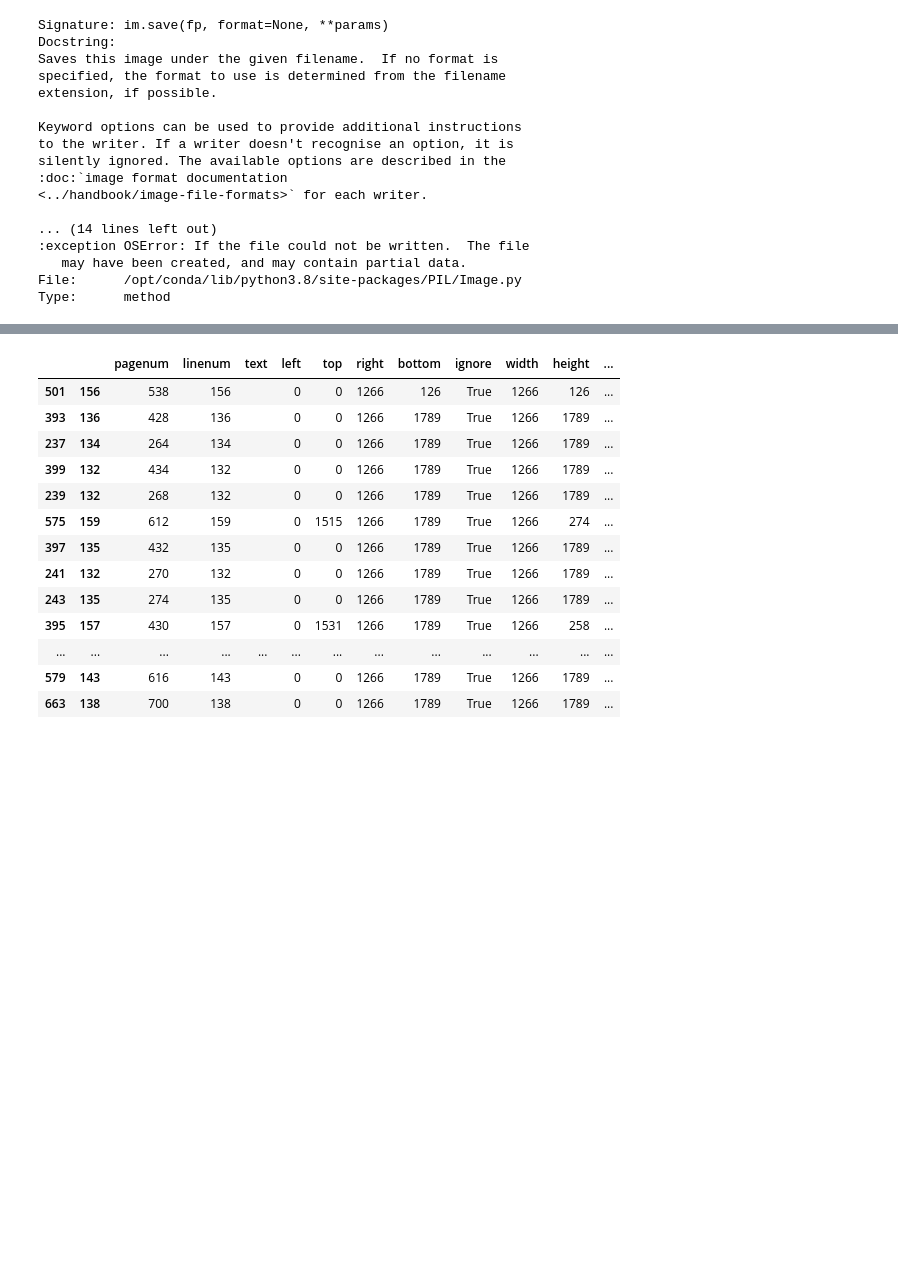
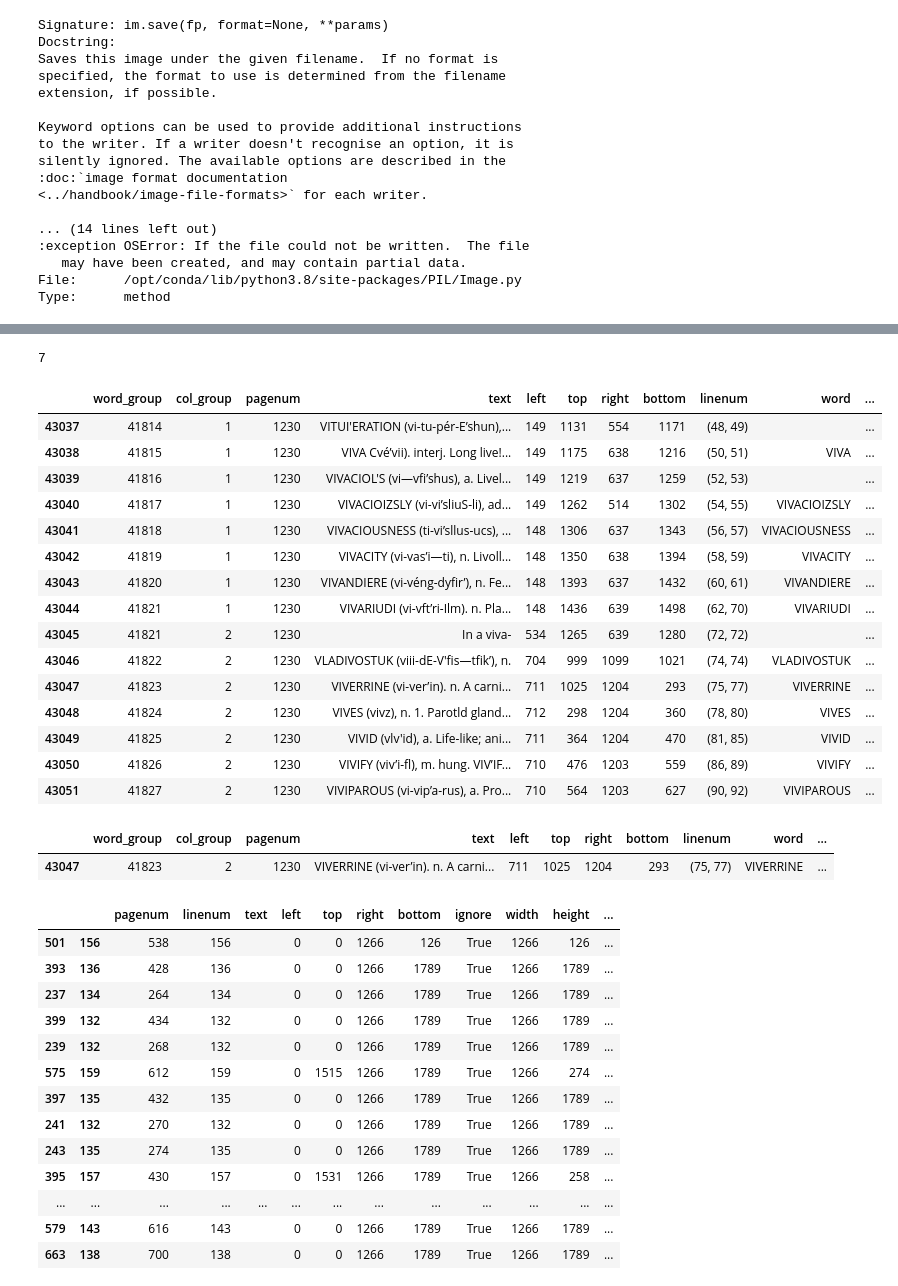
Before and after one commit to organisciak/unusual-words, a Jupyter notebook: ipynb/Uncommon Words 2.ipynb, the cells around one changed output, grey strips where cells are left out. Drawn from its saved outputs; the diff is of its cells as text; code cells hidden in the pictures; blank space fills up the shorter version.

```diff
--- a/ipynb/Uncommon Words 2.ipynb
+++ b/ipynb/Uncommon Words 2.ipynb
@@ -413,3 +445,31 @@ skipping dispark; vplace is 1396
+# %%
+(definitions.top > definitions.bottom).sum()
+# %% [output]
+7
+# %%
+definitions.loc[43037:].head(15)
+# %% [output]
+|  | word_group | col_group | pagenum | text | left | top | right | bottom | linenum | word | ... |
+| 43037 | 41814 | 1 | 1230 | VITUI'ERATION (vi-tu-pér-E’shun),... | 149 | 1131 | 554 | 1171 | (48, 49) |  | ... |
+| 43038 | 41815 | 1 | 1230 | VIVA Cvé’vii). interj. Long live!... | 149 | 1175 | 638 | 1216 | (50, 51) | VIVA | ... |
+| 43039 | 41816 | 1 | 1230 | VIVACIOL'S (vi—vﬁ’shus), a. Livel... | 149 | 1219 | 637 | 1259 | (52, 53) |  | ... |
+| 43040 | 41817 | 1 | 1230 | VIVACIOIZSLY (vi-vi’sliuS-li), ad... | 149 | 1262 | 514 | 1302 | (54, 55) | VIVACIOIZSLY | ... |
+| 43041 | 41818 | 1 | 1230 | VIVACIOUSNESS (ti-vi’sllus-ucs), ... | 148 | 1306 | 637 | 1343 | (56, 57) | VIVACIOUSNESS | ... |
+| 43042 | 41819 | 1 | 1230 | VIVACITY (vi-vas’i—ti), n. Livoll... | 148 | 1350 | 638 | 1394 | (58, 59) | VIVACITY | ... |
+| 43043 | 41820 | 1 | 1230 | VIVANDIERE (vi-véng-dyﬁr’), n. Fe... | 148 | 1393 | 637 | 1432 | (60, 61) | VIVANDIERE | ... |
+| 43044 | 41821 | 1 | 1230 | VIVARIUDI (vi-vft’ri-Ilm). n. Pla... | 148 | 1436 | 639 | 1498 | (62, 70) | VIVARIUDI | ... |
+| 43045 | 41821 | 2 | 1230 | In a viva- | 534 | 1265 | 639 | 1280 | (72, 72) |  | ... |
+| 43046 | 41822 | 2 | 1230 | VLADIVOSTUK (viii-dE-V'ﬁs—tﬁk’), n. | 704 | 999 | 1099 | 1021 | (74, 74) | VLADIVOSTUK | ... |
+| 43047 | 41823 | 2 | 1230 | VIVERRINE (vi-ver’in). n. A carni... | 711 | 1025 | 1204 | 293 | (75, 77) | VIVERRINE | ... |
+| 43048 | 41824 | 2 | 1230 | VIVES (vivz), n. 1. Parotld gland... | 712 | 298 | 1204 | 360 | (78, 80) | VIVES | ... |
+| 43049 | 41825 | 2 | 1230 | VIVID (vlv'id), a. Life-like; ani... | 711 | 364 | 1204 | 470 | (81, 85) | VIVID | ... |
+| 43050 | 41826 | 2 | 1230 | VIVIFY (viv’i-ﬂ), m. hung. VIV’IF... | 710 | 476 | 1203 | 559 | (86, 89) | VIVIFY | ... |
+| 43051 | 41827 | 2 | 1230 | VIVIPAROUS (vi-vip’a-rus), a. Pro... | 710 | 564 | 1203 | 627 | (90, 92) | VIVIPAROUS | ... |
+# %%
+match
+# %% [output]
+|  | word_group | col_group | pagenum | text | left | top | right | bottom | linenum | word | ... |
+| 43047 | 41823 | 2 | 1230 | VIVERRINE (vi-ver’in). n. A carni... | 711 | 1025 | 1204 | 293 | (75, 77) | VIVERRINE | ... |
 # %%
 allp.sort_values('width', ascending=False).head(20)
 # %% [output]
```
Also changed, not shown: parts of 1 cell of this notebook, 2 other files.
